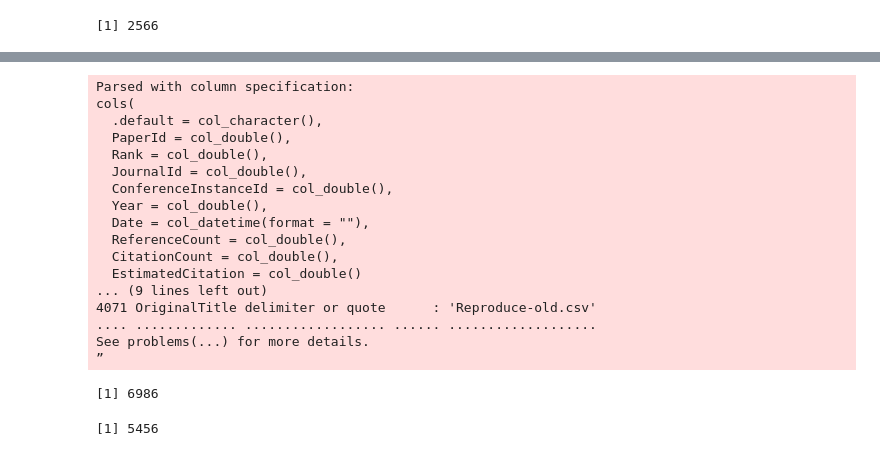
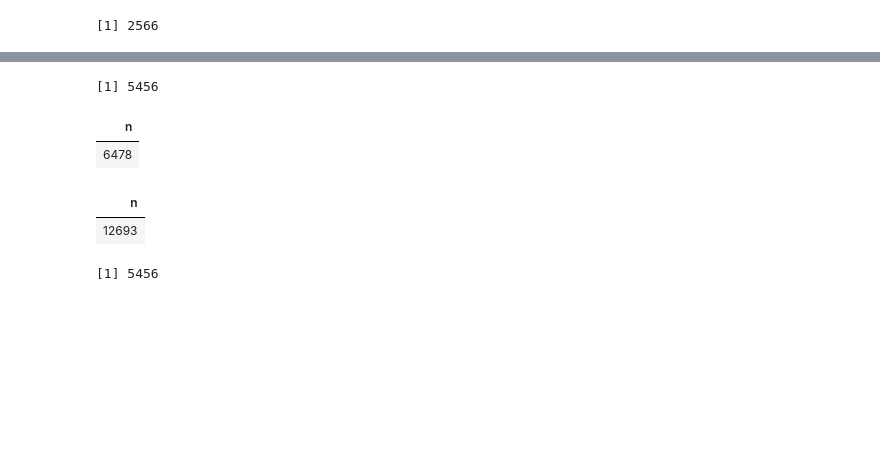
Before and after one commit to everyxs/openScience, a Jupyter notebook: code-data/dataTransformation.ipynb, the cells around one changed output, grey strips where cells are left out. Saved outputs shown, nothing was run; the diff lists cells and outputs as text; code cells hidden in the pictures; blank space fills up the shorter version.

```diff
--- a/code-data/dataTransformation.ipynb
+++ b/code-data/dataTransformation.ipynb
@@ -140,26 +118,16 @@ See problems(...) for more details.
-# %%
-block2 = read_tsv("Reproduce-old.csv", col_names = TRUE)
-nrow(block2)
-# %% [output]
-Parsed with column specification:
-cols(
-  .default = col_character(),
-  PaperId = col_double(),
-  Rank = col_double(),
-  JournalId = col_double(),
-  ConferenceInstanceId = col_double(),
-  Year = col_double(),
-  Date = col_datetime(format = ""),
-  ReferenceCount = col_double(),
-  CitationCount = col_double(),
-  EstimatedCitation = col_double()
-... (9 lines left out)
-4071 OriginalTitle delimiter or quote      : 'Reproduce-old.csv'
-.... ............. .................. ...... ...................
-See problems(...) for more details.
-”
-[1] 6986
 # %%
 nrow(data)+nrow(data2)
 # %% [output]
 [1] 5456
+# %%
+AuthorTable %>% summarize(n = n_distinct(AuthorIds))
+AuthorTable2 %>% summarize(n = n_distinct(AuthorIds))
+# %% [output]
+| n |
+| 6478 |
+| n |
+| 12693 |
+# %%
+nrow(data)+nrow(data2)
+# %% [output]
+[1] 5456
```
Also changed, not shown: parts of 3 cells of this notebook, 2 other files.
